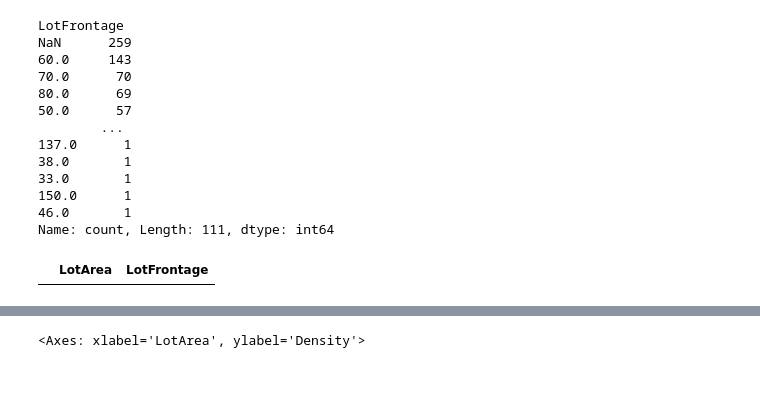
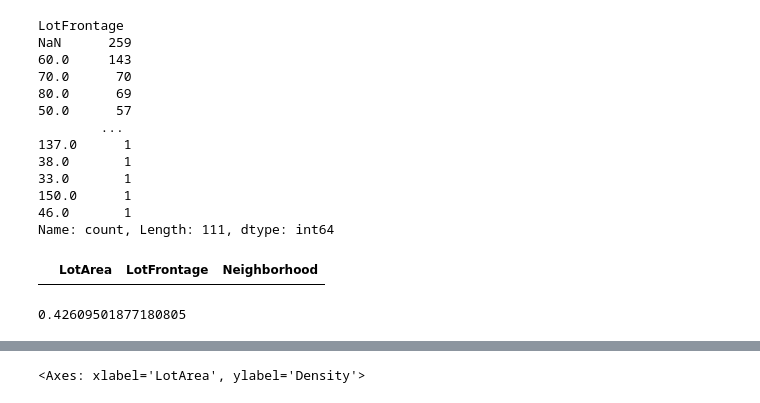
Before and after one commit to electronicmaxwell/house_price_ML, a Jupyter notebook: Initial_EDA.ipynb, the cells around one changed output, grey strips where cells are left out. Cells and saved outputs as stored; diff of their text form; code cells hidden in the pictures.

```diff
--- a/Initial_EDA.ipynb
+++ b/Initial_EDA.ipynb
@@ -535,7 +535,11 @@ NaN      259
 46.0       1
 Name: count, Length: 111, dtype: int64
 # %%
-lot = df[['LotArea', 'LotFrontage']]
+lot = df[['LotArea', 'LotFrontage', 'Neighborhood']]
 lot[lot['LotArea'] == 0 & lot['LotFrontage'].isna()]
 # %% [output]
-|  | LotArea | LotFrontage |
+|  | LotArea | LotFrontage | Neighborhood |
+# %%
+lot['LotArea'].corr(lot['LotFrontage'])
+# %% [output]
+0.42609501877180805
```
Also changed, not shown: parts of 3 cells of this notebook, 2 other files.
